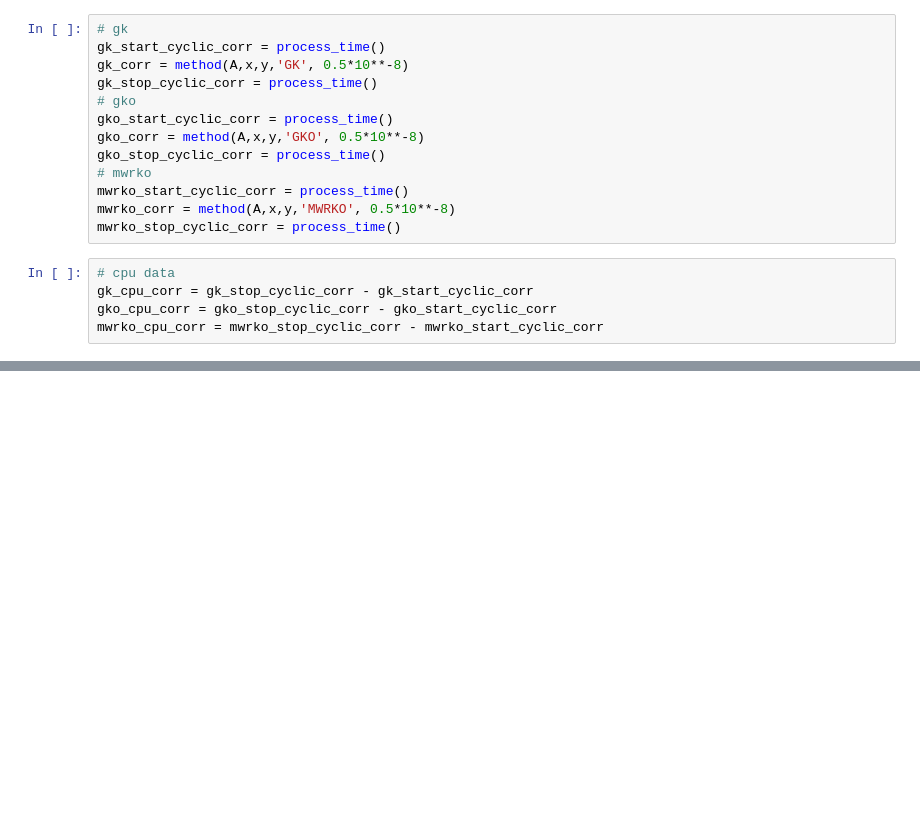
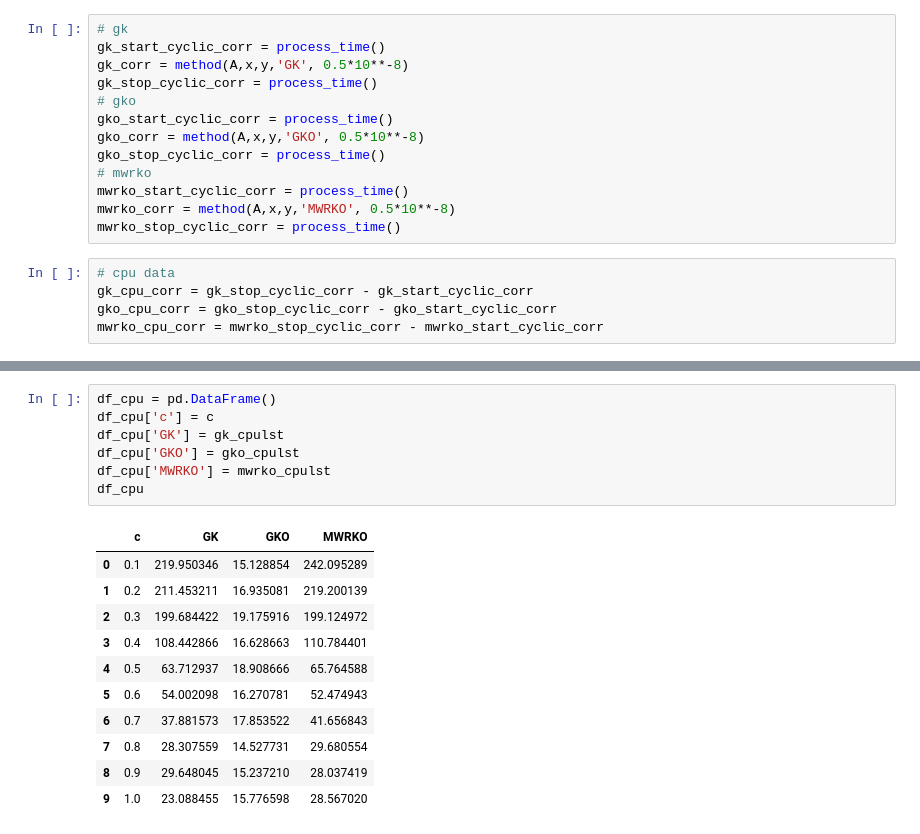
Before and after one commit to emicervantes/gko-23, a Jupyter notebook: scripts/synthetic-exp/synthetic-exp4.ipynb, the cells around one changed output, grey strips where cells are left out. Cells and saved outputs as stored; diff of their text form; blank space fills up the shorter version.

```diff
--- a/scripts/synthetic-exp/synthetic-exp4.ipynb
+++ b/scripts/synthetic-exp/synthetic-exp4.ipynb
@@ -102,0 +183,19 @@ plt.savefig('../../outputs/synthetic-exp/5000x500/iter/5000-corr-cpu.png')
+# %%
+df_cpu = pd.DataFrame()
+df_cpu['c'] = c
+df_cpu['GK'] = gk_cpulst
+df_cpu['GKO'] = gko_cpulst
+df_cpu['MWRKO'] = mwrko_cpulst
+df_cpu
+# %% [output]
+|  | c | GK | GKO | MWRKO |
+| 0 | 0.1 | 219.950346 | 15.128854 | 242.095289 |
+| 1 | 0.2 | 211.453211 | 16.935081 | 219.200139 |
+| 2 | 0.3 | 199.684422 | 19.175916 | 199.124972 |
+| 3 | 0.4 | 108.442866 | 16.628663 | 110.784401 |
+| 4 | 0.5 | 63.712937 | 18.908666 | 65.764588 |
+| 5 | 0.6 | 54.002098 | 16.270781 | 52.474943 |
+| 6 | 0.7 | 37.881573 | 17.853522 | 41.656843 |
+| 7 | 0.8 | 28.307559 | 14.527731 | 29.680554 |
+| 8 | 0.9 | 29.648045 | 15.237210 | 28.037419 |
+| 9 | 1.0 | 23.088455 | 15.776598 | 28.567020 |
```
Also changed, not shown: parts of 7 cells of this notebook.
